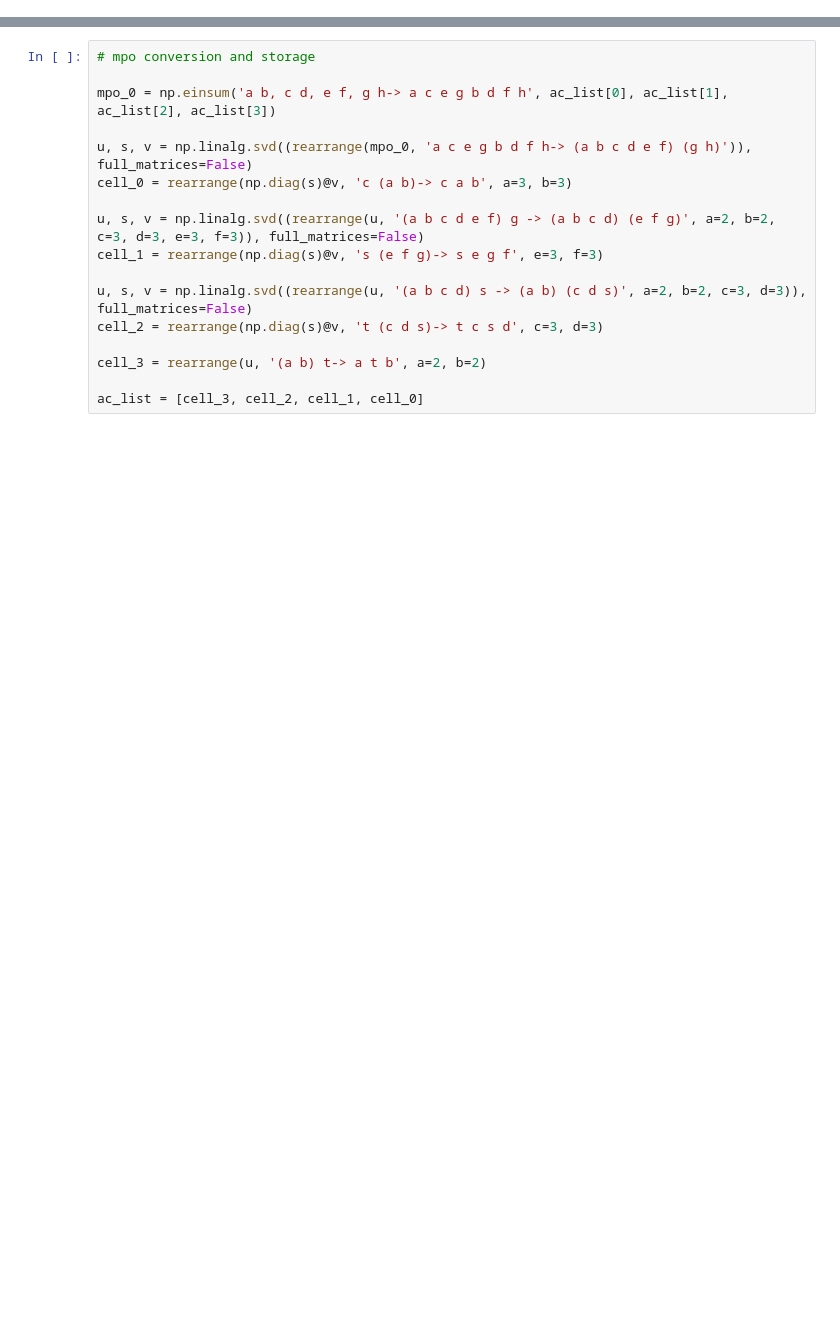
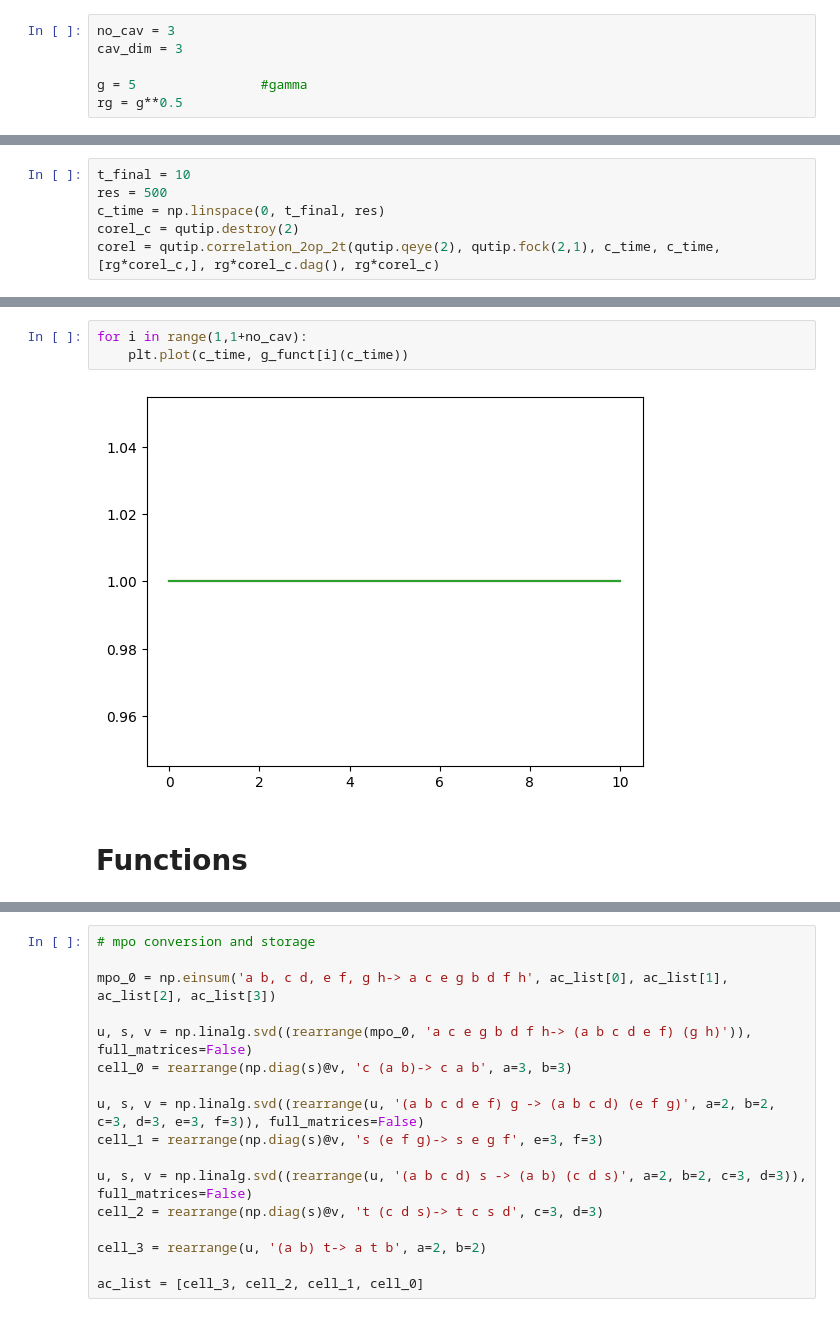
Before and after one commit to anxious-pineapple/Errors-in-FBQC-Code, a Jupyter notebook: Atom_into_multiple_cavity_MPO.ipynb, the cells around one changed output, grey strips where cells are left out. Cells and saved outputs as stored; diff of their text form; blank space fills up the shorter version.

```diff
--- a/Atom_into_multiple_cavity_MPO.ipynb
+++ b/Atom_into_multiple_cavity_MPO.ipynb
@@ -9,0 +9,6 @@ from scipy.linalg import block_diag
+# %%
+no_cav = 3
+cav_dim = 3
+
+g = 5                #gamma
+rg = g**0.5
@@ -9,0 +17,6 @@ from scipy.linalg import block_diag
+# %%
+t_final = 10
+res = 500
+c_time = np.linspace(0, t_final, res)
+corel_c = qutip.destroy(2)
+corel = qutip.correlation_2op_2t(qutip.qeye(2), qutip.fock(2,1), c_time, c_time, [rg*corel_c,], rg*corel_c.dag(), rg*corel_c)
@@ -10,3 +66,10 @@ from scipy.linalg import block_diag
+# %%
+for i in range(1,1+no_cav):
+    plt.plot(c_time, g_funct[i](c_time))
+# %% [output]
+[figure, added]
+# %% [markdown]
+# Functions
 # %%
 def add_mpo( A, B, is_first = False, is_last = False):
   s0, s1, s2 = A.shape[:3]
```
Also changed, not shown: parts of 61 cells of this notebook, 8 other files.
